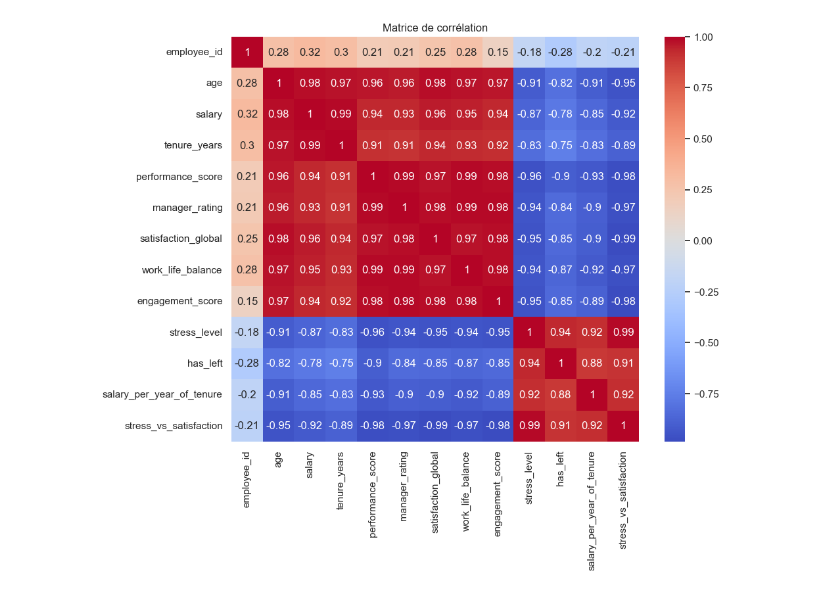
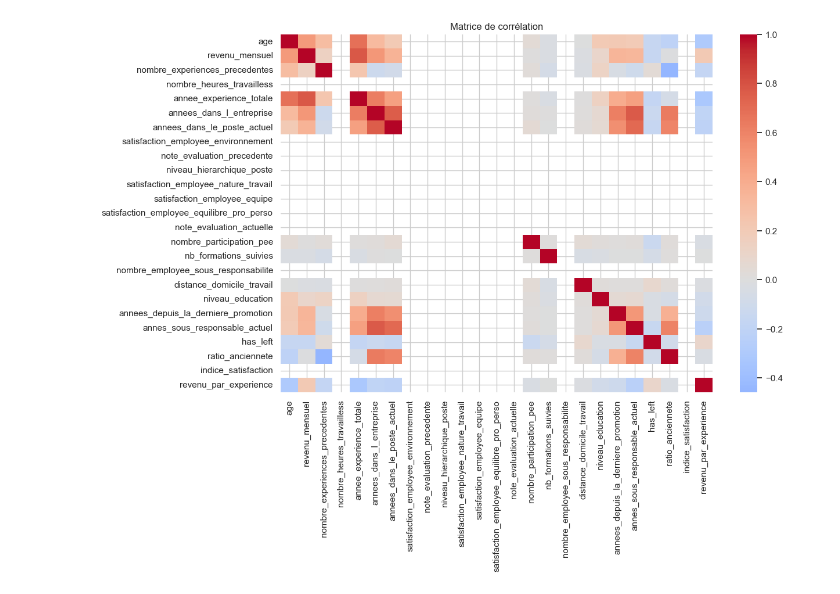
Before and after one commit to sjbl69/Technovaa, a Jupyter notebook: notebooks/01_EDA_and_Cleaning.ipynb, the cells around one changed output. Saved outputs shown, nothing was run; the diff lists cells and outputs as text; code cells hidden in the pictures.

```diff
--- a/notebooks/01_EDA_and_Cleaning.ipynb
+++ b/notebooks/01_EDA_and_Cleaning.ipynb
@@ -123,0 +113,12 @@ df[["salary_per_year_of_tenure", "stress_vs_satisfaction"]].head()
+# %%
+# 7/ Répartition des classes
+
+df["has_left"] = (
+    df["a_quitte_l_entreprise"]
+    .astype(str)
+    .str.lower()
+    .str.strip()
+    .map({"oui":1, "non":0, "1":1, "0":0})
+)
+
+df["has_left"].value_counts()
@@ -123,0 +130,18 @@ df[["salary_per_year_of_tenure", "stress_vs_satisfaction"]].head()
+# %%
+# 8/ Feature engineering
+
+df["ratio_anciennete"] = df["annees_dans_l_entreprise"] / (df["annee_experience_totale"] + 1)
+
+df["indice_satisfaction"] = (
+    df["satisfaction_employee_environnement"] +
+    df["satisfaction_employee_nature_travail"] +
+    df["satisfaction_employee_equipe"] +
+    df["satisfaction_employee_equilibre_pro_perso"]
+) / 4
+
+df["revenu_par_experience"] = df["revenu_mensuel"] / (df["annee_experience_totale"] + 1)
+# %%
+# 9/ Analyse de corrélation
+
+corr_matrix = df.corr(numeric_only=True)
+corr_matrix
@@ -124,10 +199,9 @@ df[["salary_per_year_of_tenure", "stress_vs_satisfaction"]].head()
 # %%
-# Analyse de corrélation
-# "J’ai analysé les corrélations pour identifier des features redondantes."
+# 13/ Matrice de corrélation
 
-plt.figure(figsize=(10, 8))
-sns.heatmap(df.select_dtypes("number").corr(), annot=True, cmap="coolwarm")
+plt.figure(figsize=(12,8))
+sns.heatmap(corr_matrix, cmap="coolwarm", center=0)
 plt.title("Matrice de corrélation")
 plt.show()
 # %% [output]
-[figure, old version]
+[figure, new version]
```
Also changed, not shown: parts of 23 cells of this notebook, 8 other files.
